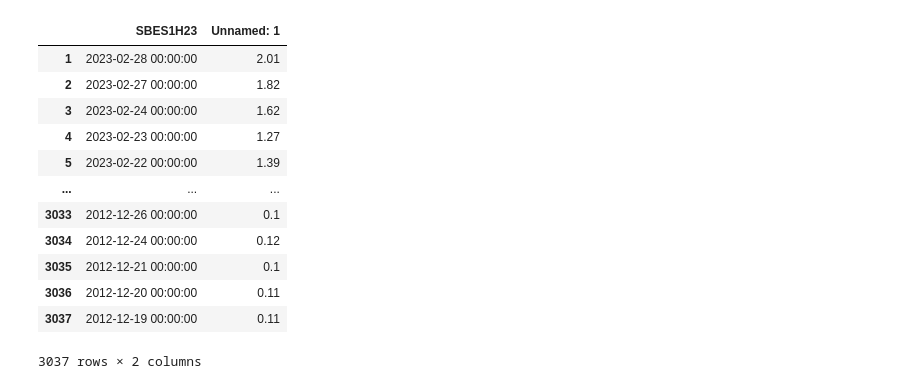
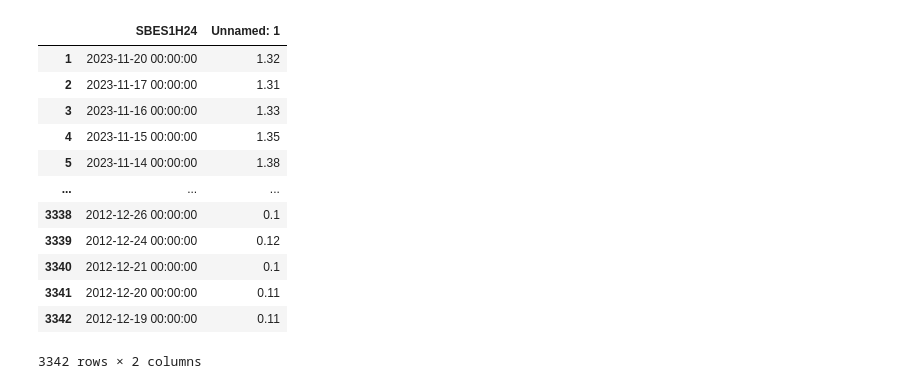
Before and after one commit to tomektom10/dataScienceBootCamp, a Jupyter notebook: PROJEKT_CUKIER_NAJNOWSZE.ipynb, the cells around one changed output. Drawn from its saved outputs; the diff is of its cells as text; code cells hidden in the pictures.

```diff
--- a/PROJEKT_CUKIER_NAJNOWSZE.ipynb
+++ b/PROJEKT_CUKIER_NAJNOWSZE.ipynb
@@ -2,25 +2,25 @@
 <a href="https://colab.research.google.com/github/tomektom10/dataScienceBootCamp/blob/main/PROJEKT_CUKIER_NAJNOWSZE.ipynb" target="_parent"><img src="https://colab.research.google.com/assets/colab-badge.svg" alt="Open In Colab"/></a>
 # %%
 import pandas as pd
-df = pd.read_excel("Cukry_wszystkie.xlsx")
+df = pd.read_excel("Cukry_wszystkie_plus24.xlsx")
 df
 df.columns
 import numpy as np
 # %%
-df1 = df[["SBES1H23", "Unnamed: 1"]].iloc[1:]
+df1 = df[["SBES1H24", "Unnamed: 1"]].iloc[1:]
 df1
 # %% [output]
-|  | SBES1H23 | Unnamed: 1 |
-| 1 | 2023-02-28 00:00:00 | 2.01 |
-| 2 | 2023-02-27 00:00:00 | 1.82 |
-| 3 | 2023-02-24 00:00:00 | 1.62 |
-| 4 | 2023-02-23 00:00:00 | 1.27 |
-| 5 | 2023-02-22 00:00:00 | 1.39 |
+|  | SBES1H24 | Unnamed: 1 |
+| 1 | 2023-11-20 00:00:00 | 1.32 |
+| 2 | 2023-11-17 00:00:00 | 1.31 |
+| 3 | 2023-11-16 00:00:00 | 1.33 |
+| 4 | 2023-11-15 00:00:00 | 1.35 |
+| 5 | 2023-11-14 00:00:00 | 1.38 |
 | ... | ... | ... |
-| 3033 | 2012-12-26 00:00:00 | 0.1 |
-| 3034 | 2012-12-24 00:00:00 | 0.12 |
-| 3035 | 2012-12-21 00:00:00 | 0.1 |
-| 3036 | 2012-12-20 00:00:00 | 0.11 |
-| 3037 | 2012-12-19 00:00:00 | 0.11 |
+| 3338 | 2012-12-26 00:00:00 | 0.1 |
+| 3339 | 2012-12-24 00:00:00 | 0.12 |
+| 3340 | 2012-12-21 00:00:00 | 0.1 |
+| 3341 | 2012-12-20 00:00:00 | 0.11 |
+| 3342 | 2012-12-19 00:00:00 | 0.11 |
-3037 rows × 2 columns
+3342 rows × 2 columns
 # %%
```
Also changed, not shown: parts of 18 cells of this notebook.
